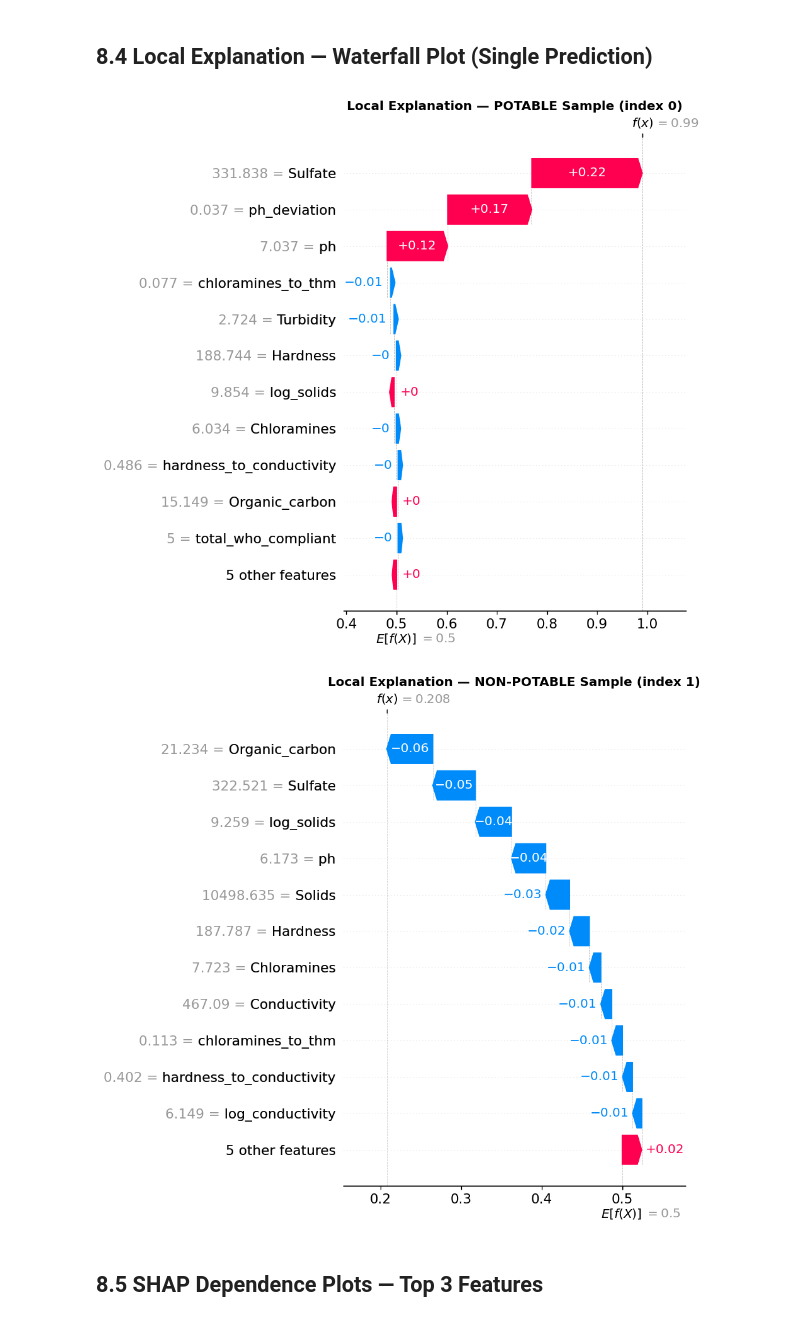
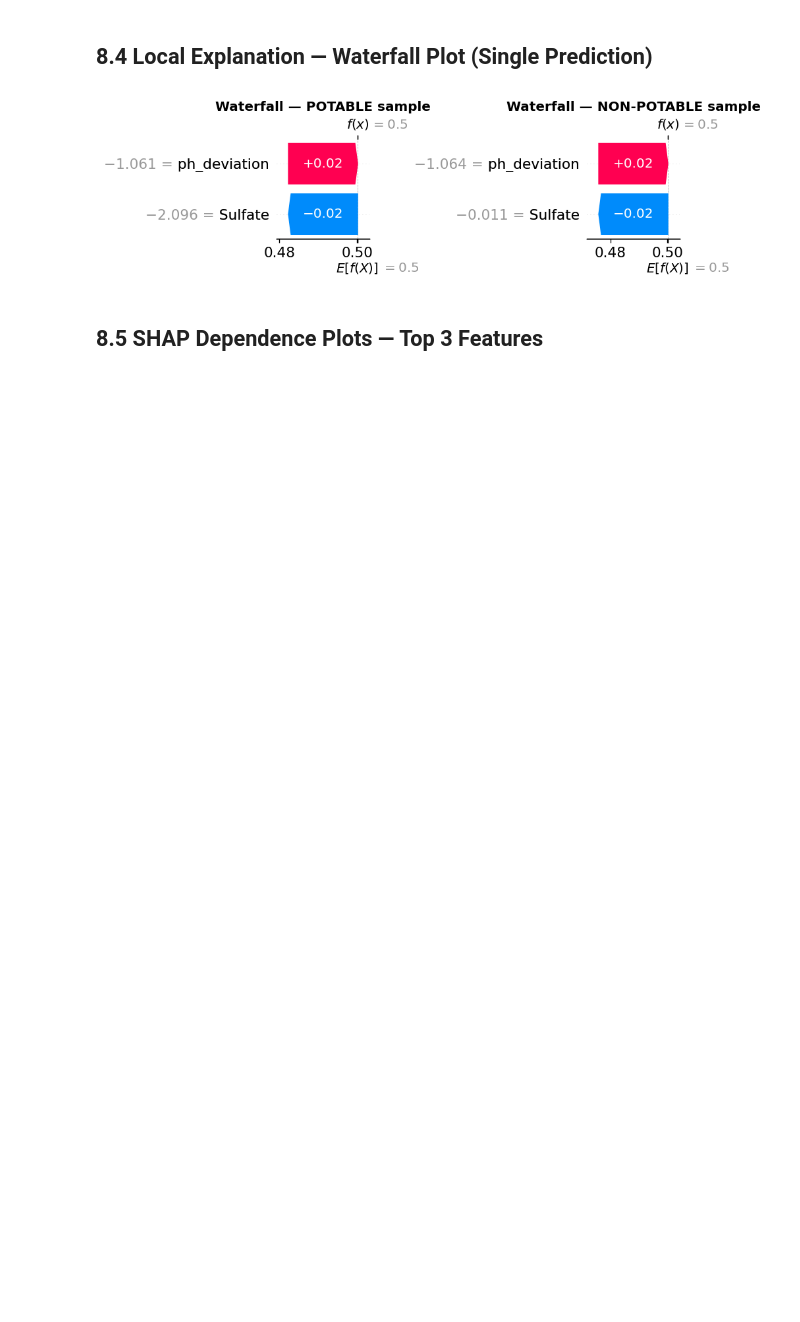
Before and after one commit to BaintyKaur/Water-Quality-Classification, a Jupyter notebook: 08_explainability.ipynb, the cells around one changed output. Saved outputs shown, nothing was run; the diff lists cells and outputs as text; code cells hidden in the pictures; blank space fills up the shorter version.

Commit message:
Final stage 8 is ready for Model Interpretation and Explainability

```diff
--- a/08_explainability.ipynb
+++ b/08_explainability.ipynb
@@ -15,12 +15,22 @@ warnings.filterwarnings('ignore')
 
 plt.rcParams['figure.dpi'] = 120
 
-X_test = pd.read_csv('./data/processed/X_test.csv')
-y_test = pd.read_csv('./data/processed/y_test.csv').squeeze()
+# ── Load the ENGINEERED feature set (25 features — what models were trained on)
+X_test  = pd.read_csv('./data/processed/X_test_scaled.csv')   # 25 features
+y_test  = pd.read_csv('./data/processed/y_test.csv').squeeze()
 
 best_rf  = joblib.load('./models/random_forest.pkl')
 best_xgb = joblib.load('./models/xgboost.pkl')
 
-shap.initjs()
-print('Libraries loaded ✓')
+# Verify alignment
+assert X_test.shape[1] == len(best_rf.feature_importances_), \
+    f"Feature mismatch: X_test has {X_test.shape[1]}, model expects {len(best_rf.feature_importances_)}"
+
+print(f"✓ Data loaded — {X_test.shape[0]} samples × {X_test.shape[1]} features")
+
+# ── Small sample to avoid memory issues (real SHAP, just fewer rows)
+sample_size = 100
+X_sample = X_test.sample(n=min(sample_size, len(X_test)), random_state=42)
+y_sample  = y_test.loc[X_sample.index]
+print(f"✓ Using {len(X_sample)} samples for SHAP computation")
 # %% [output]
@@ -94,50 +99,35 @@ plt.show()
 # %% [markdown]
 ## 8.4 Local Explanation — Waterfall Plot (Single Prediction)
 # %%
-# Pick one potable sample and one non-potable sample for local explanation
-X_test_reset = X_test.reset_index(drop=True)
-y_test_reset = y_test.reset_index(drop=True)
+# ── PLOT 3: Waterfall — one potable + one non-potable sample
+potable_idx    = y_sample[y_sample == 1].index[0]
+nonpotable_idx = y_sample[y_sample == 0].index[0]
 
-potable_idx    = y_test_reset[y_test_reset == 1].index[0]
-nonpotable_idx = y_test_reset[y_test_reset == 0].index[0]
+# Map to position in X_sample
+pos_p  = X_sample.index.get_loc(potable_idx)
+pos_np = X_sample.index.get_loc(nonpotable_idx)
 
-print(f'Analyzing Sample Explanations:')
-print(f'  Potable sample index: {potable_idx}')
-print(f'  Non-potable sample index: {nonpotable_idx}\n')
+fig, axes = plt.subplots(1, 2, figsize=(18, 7))
 
-# Create waterfall plots using the SHAP explanation object
-# For Explanation object: exp[index, :, class] gives explanation for that sample and class
+for ax, pos, label in [(axes[0], pos_p, "POTABLE"), (axes[1], pos_np, "NON-POTABLE")]:
+    plt.sca(ax)
+    shap.plots.waterfall(
+        shap.Explanation(
+            values        = rf_shap_class1[pos],
+            base_values   = rf_explainer.expected_value[1],
+            data          = X_sample.iloc[pos].values,
+            feature_names = X_sample.columns.tolist()
+        ),
+        max_display=12,
+        show=False
+    )
+    ax.set_title(f"Waterfall — {label} sample", fontweight='bold')
 
-# Potable sample waterfall
-print('⏳ Generating waterfall plots...')
-plt.figure(figsize=(10, 6))
-shap.plots.waterfall(rf_shap_exp[potable_idx, :, 1], show=False, max_display=12)
-plt.title(f'Local Explanation — POTABLE Sample (Test Index {potable_idx})\nWhat makes this water safe to drink?',
-          fontsize=12, fontweight='bold')
 plt.tight_layout()
-plt.savefig('./data/processed/shap_waterfall_potable.png', bbox_inches='tight', dpi=150)
+plt.savefig('./data/processed/shap_waterfall_potable.png', dpi=150, bbox_inches='tight')
 plt.show()
-
-# Non-potable sample waterfall
-plt.figure(figsize=(10, 6))
-shap.plots.waterfall(rf_shap_exp[nonpotable_idx, :, 1], show=False, max_display=12)
-plt.title(f'Local Explanation — NON-POTABLE Sample (Test Index {nonpotable_idx})\nWhat makes this water unsafe?',
-          fontsize=12, fontweight='bold')
-plt.tight_layout()
-plt.savefig('./data/processed/shap_waterfall_nonpotable.png', bbox_inches='tight', dpi=150)
-plt.show()
-
-print("""
-📊 How to read Waterfall Plots:
-  • Base value (gray) = model's base prediction
-  • Red arrows (↑) = features pushing toward POTABLE
-  • Blue arrows (↓) = features pushing toward NON-POTABLE
-  • Height of arrow = magnitude of impact
-  • Final value at top = actual prediction for this sample
-""")
 # %% [output]
-[figure, old version]
+[figure, new version]
-[figure, removed]
 # %% [markdown]
 ## 8.5 SHAP Dependence Plots — Top 3 Features
 # %%
```
Also changed, not shown: parts of 9 cells of this notebook, 6 other files.
